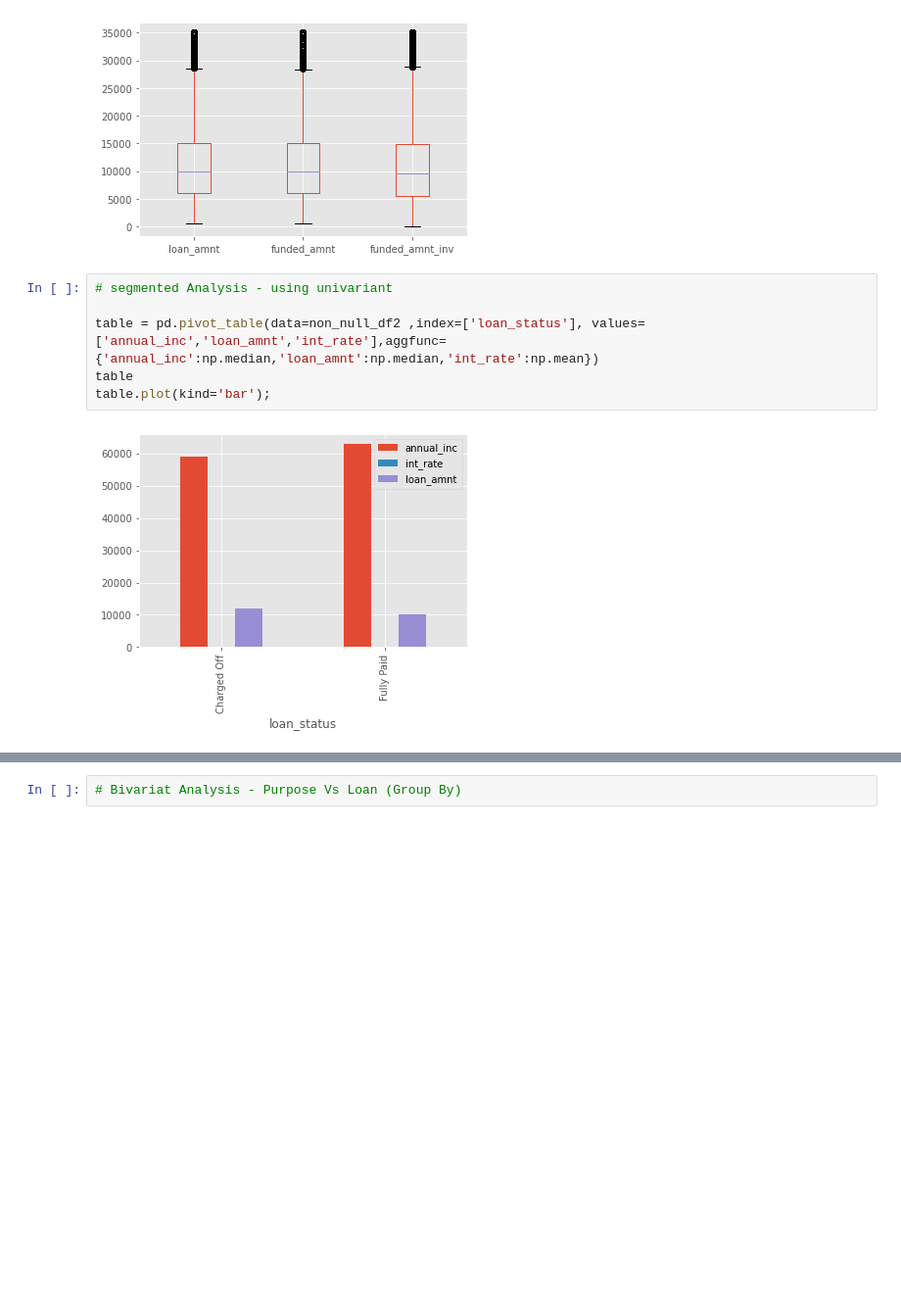
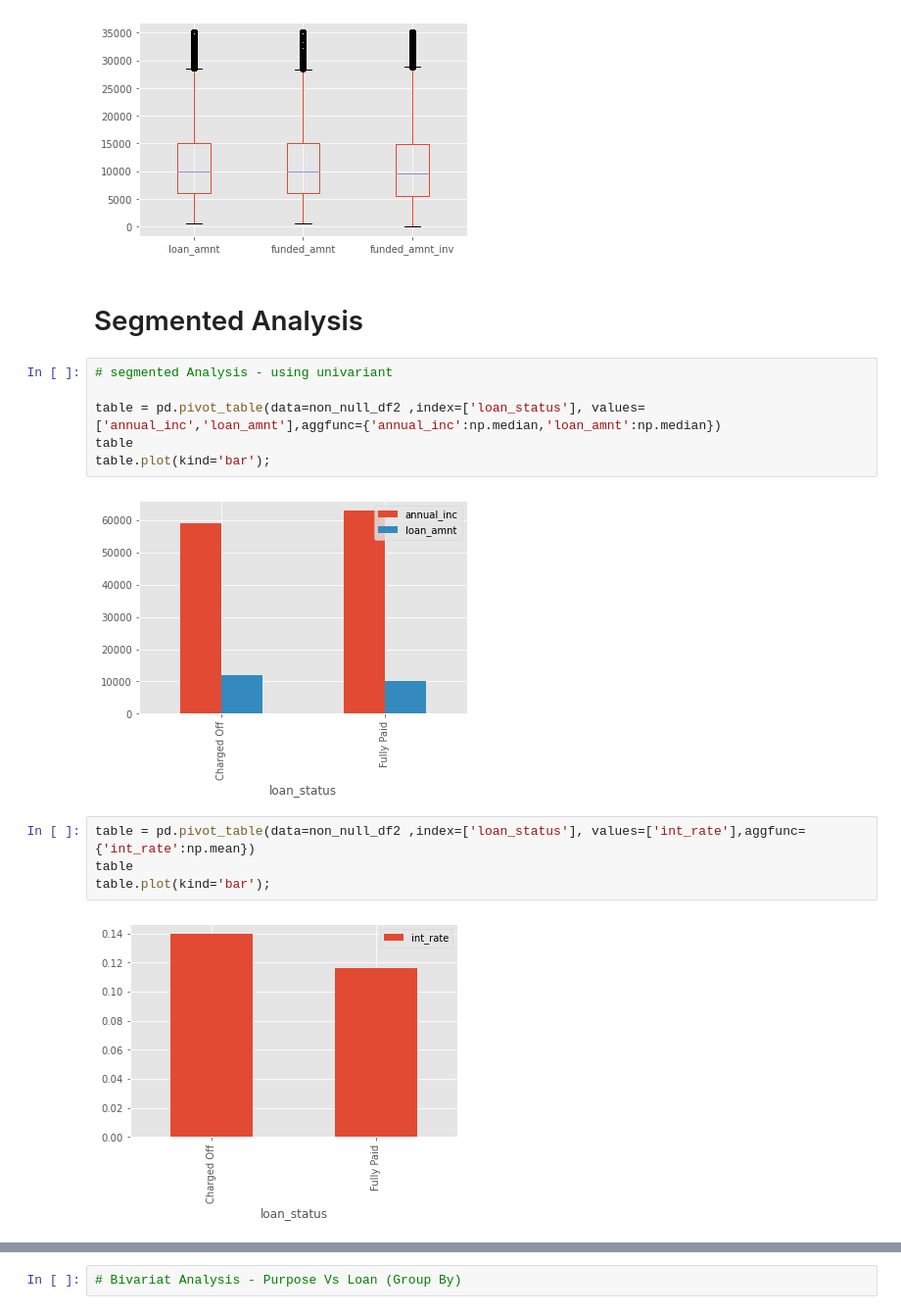
Before and after one commit to tvss93/Lending_Club_Case_Study, a Jupyter notebook: EDA.ipynb, the cells around one changed output, grey strips where cells are left out. Shown: that part at 98% size. Saved outputs shown, nothing was run; the diff lists cells and outputs as text; blank space fills up the shorter version.

```diff
--- a/EDA.ipynb
+++ b/EDA.ipynb
@@ -394,11 +511,19 @@ non_null_df2['annual_inc'].plot.box()
 boxplot = non_null_df2.boxplot(column=['loan_amnt', 'funded_amnt', 'funded_amnt_inv'])
 # %% [output]
 [figure]
+# %% [markdown]
+# Segmented Analysis
 # %%
 # segmented Analysis - using univariant
 
-table = pd.pivot_table(data=non_null_df2 ,index=['loan_status'], values=['annual_inc','loan_amnt','int_rate'],aggfunc={'annual_inc':np.median,'loan_amnt':np.median,'int_rate':np.mean})
+table = pd.pivot_table(data=non_null_df2 ,index=['loan_status'], values=['annual_inc','loan_amnt'],aggfunc={'annual_inc':np.median,'loan_amnt':np.median})
 table
 table.plot(kind='bar');
 # %% [output]
-[figure, old version]
+[figure, new version]
+# %%
+table = pd.pivot_table(data=non_null_df2 ,index=['loan_status'], values=['int_rate'],aggfunc={'int_rate':np.mean})
+table
+table.plot(kind='bar');
+# %% [output]
+[figure, added]
```
Also changed, not shown: parts of 32 cells of this notebook.
